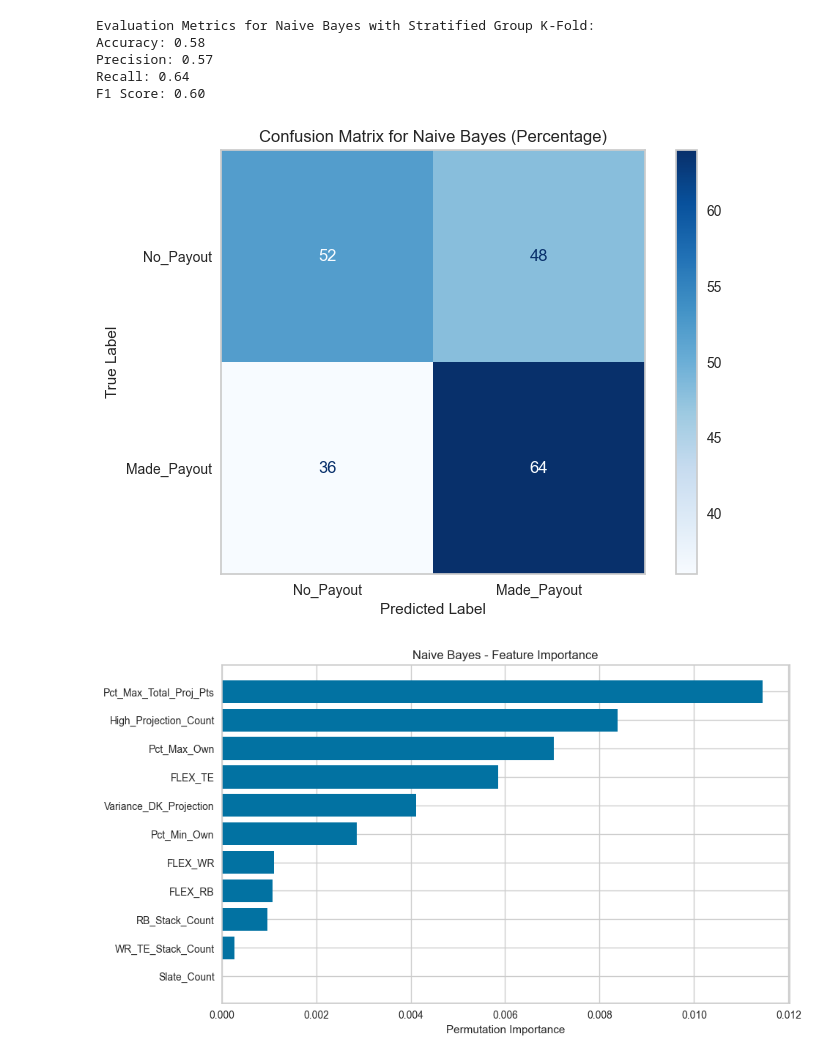
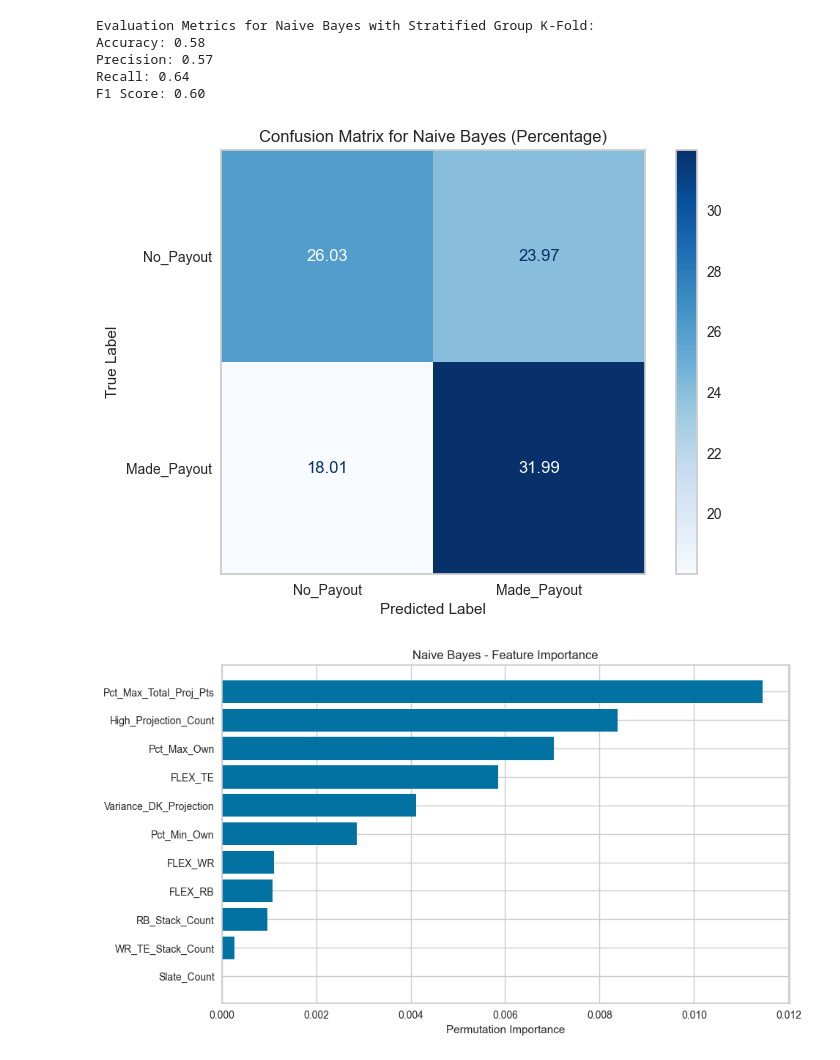
Before and after one commit to mattdh12/Football_Demo, a Jupyter notebook: Football_Model_Demo.ipynb, the cells around one changed output. Saved outputs shown, nothing was run; the diff lists cells and outputs as text; code cells hidden in the pictures.

```diff
--- a/Football_Model_Demo.ipynb
+++ b/Football_Model_Demo.ipynb
@@ -805,24 +805,26 @@ Precision: 0.57
 Recall: 0.64
 F1 Score: 0.60
 # %%
-# Confusion Matrix with Percentages
+# Compute confusion matrix
 conf_matrix = confusion_matrix(y_true_all, y_pred_all)
-conf_matrix_percentage = conf_matrix.astype('float') / conf_matrix.sum(axis=1)[:, np.newaxis] * 100
+
+# Calculate percentages for each cell in the confusion matrix
+conf_matrix_percentage = conf_matrix.astype('float') / conf_matrix.sum() * 100
 
 # Display the confusion matrix
 class_labels = ['No_Payout', 'Made_Payout']
 disp = ConfusionMatrixDisplay(confusion_matrix=conf_matrix_percentage, display_labels=class_labels)
-disp.plot(cmap="Blues")
+disp.plot(cmap="Blues", values_format=".2f")  # Show numbers with 2 decimal places
 
 # Customize plot labels and title
 plt.xlabel('Predicted Label')
 plt.ylabel('True Label')
 plt.title("Confusion Matrix for Naive Bayes (Percentage)")
 
 plt.grid(False)
 plt.show()
 # %% [output]
-[figure, old version]
+[figure, new version]
 # %%
 X_selected_scaled_df = pd.DataFrame(X_selected_scaled, columns=selected_feature_names)
 
```
Also changed, not shown: parts of 7 cells of this notebook.
